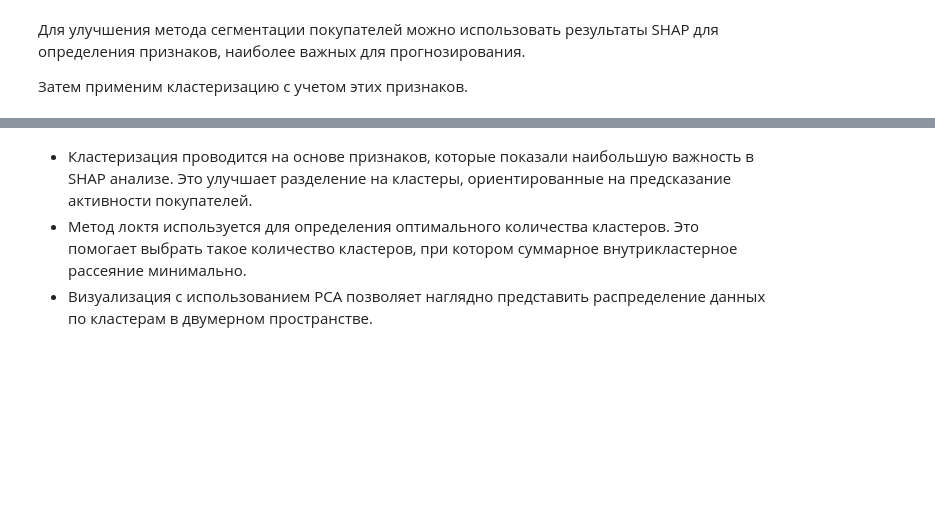
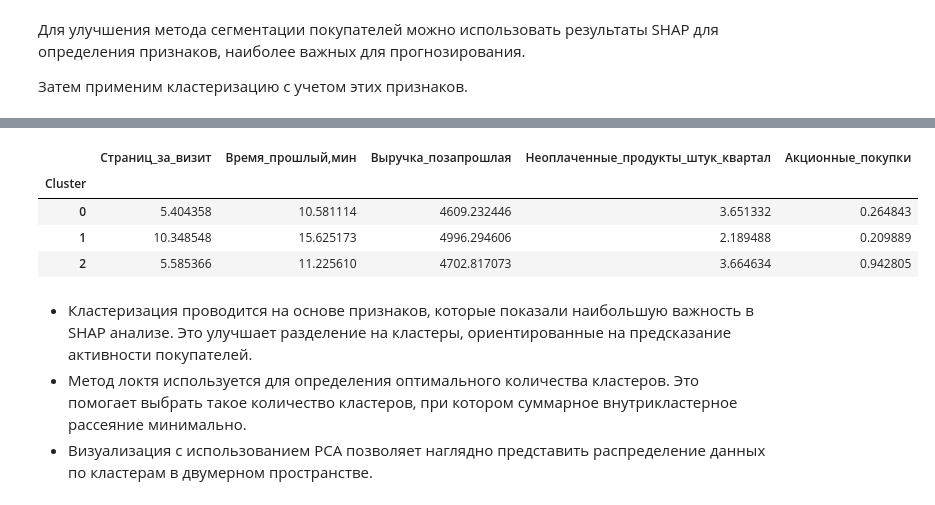
Before and after one commit to Sti11ness/workmood, a Jupyter notebook: MLTEACHERFINAL.ipynb, the cells around one changed output, grey strips where cells are left out. Drawn from its saved outputs; the diff is of its cells as text; code cells hidden in the pictures; blank space fills up the shorter version.

```diff
--- a/MLTEACHERFINAL.ipynb
+++ b/MLTEACHERFINAL.ipynb
@@ -1480,3 +1477,13 @@ TypeError: agg function failed [how->mean,dtype->object]
+# %%
+numeric_cols = ['Страниц_за_визит', 'Время_прошлый,мин', 'Выручка_позапрошлая', 'Неоплаченные_продукты_штук_квартал', 'Акционные_покупки']
+cluster_analysis = combined_data.groupby('Cluster')[numeric_cols].mean()
+display(cluster_analysis)
+# %% [output]
+|  | Страниц_за_визит | Время_прошлый,мин | Выручка_позапрошлая | Неоплаченные_продукты_штук_квартал | Акционные_покупки |
+| Cluster |  |  |  |  |  |
+| 0 | 5.404358 | 10.581114 | 4609.232446 | 3.651332 | 0.264843 |
+| 1 | 10.348548 | 15.625173 | 4996.294606 | 2.189488 | 0.209889 |
+| 2 | 5.585366 | 11.225610 | 4702.817073 | 3.664634 | 0.942805 |
 # %% [markdown]
 - Кластеризация проводится на основе признаков, которые показали наибольшую важность в SHAP анализе. Это улучшает разделение на кластеры, ориентированные на предсказание активности покупателей.
 - Метод локтя используется для определения оптимального количества кластеров. Это помогает выбрать такое количество кластеров, при котором суммарное внутрикластерное рассеяние минимально.
```
Also changed, not shown: parts of 8 cells of this notebook.
